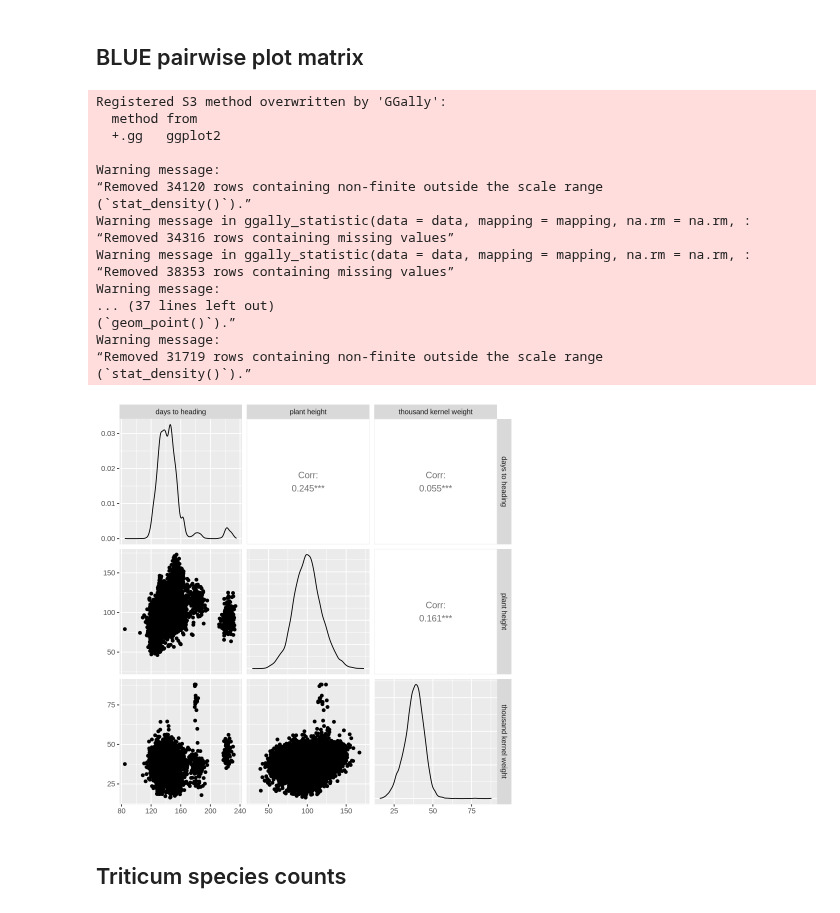
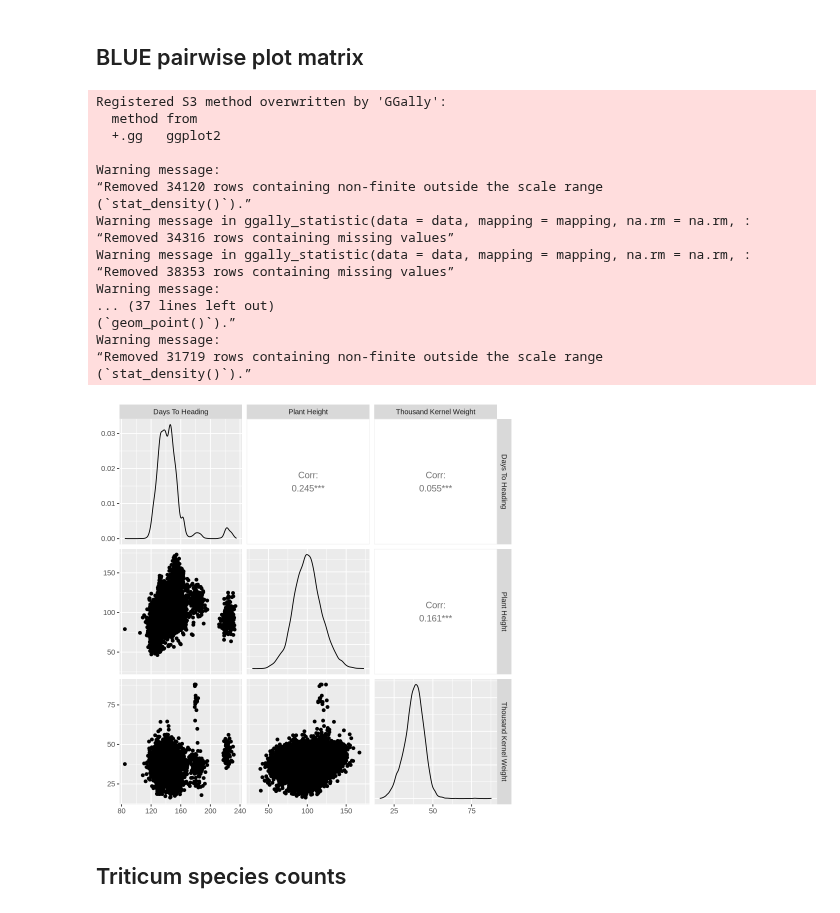
Before and after one commit to AGENTproject/historic_pheno_data_analysis, a Jupyter notebook: figures_and_tables.ipynb, the cells around one changed output. Cells and saved outputs as stored; diff of their text form; code cells hidden in the pictures.

```diff
--- a/figures_and_tables.ipynb
+++ b/figures_and_tables.ipynb
@@ -229,28 +236,29 @@ Saving 7 x 7 in image
 # %% [markdown]
 ## BLUE pairwise plot matrix
 # %%
-BLUE_values |> GGally::ggpairs(columns=c("days_to_heading_BLUE", "plant_height_BLUE", "thousand_kernel_weight_BLUE"),
-                               columnLabels = c("days to heading", "plant height", "thousand kernel weight"))
+BLUE_values |>
+GGally::ggpairs(columns=c("days_to_heading_BLUE", "plant_height_BLUE", "thousand_kernel_weight_BLUE"),
+                columnLabels = c("Days To Heading", "Plant Height", "Thousand Kernel Weight"))
 ggsave("BLUE_pairwise_plot_matrix.svg")
 # %% [output]
 Registered S3 method overwritten by 'GGally':
   method from
   +.gg   ggplot2
 
 Warning message:
 “Removed 34120 rows containing non-finite outside the scale range
 (`stat_density()`).”
 Warning message in ggally_statistic(data = data, mapping = mapping, na.rm = na.rm, :
 “Removed 34316 rows containing missing values”
 Warning message in ggally_statistic(data = data, mapping = mapping, na.rm = na.rm, :
 “Removed 38353 rows containing missing values”
 Warning message:
 ... (37 lines left out)
 (`geom_point()`).”
 Warning message:
 “Removed 31719 rows containing non-finite outside the scale range
 (`stat_density()`).”
-[figure, old version]
+[figure, new version]
 # %% [markdown]
 ## Triticum species counts
 # %%
```
Also changed, not shown: parts of 6 cells of this notebook, 10 other files.
